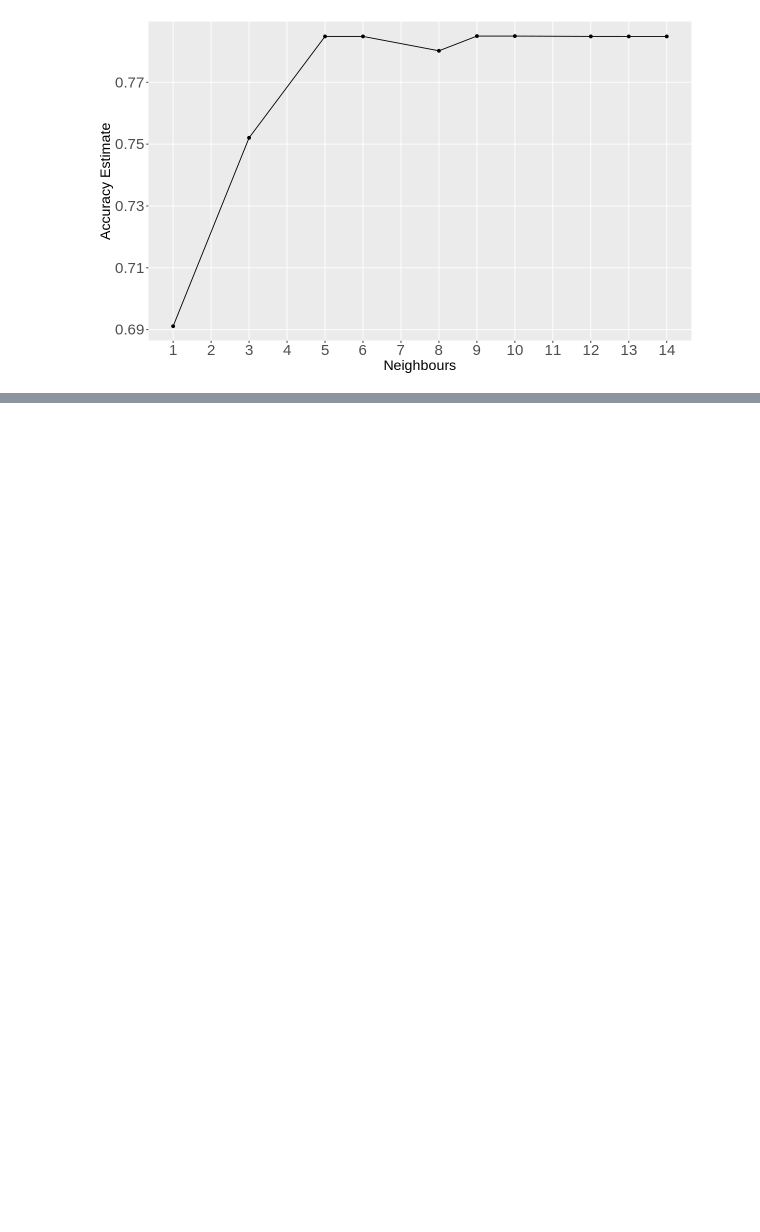
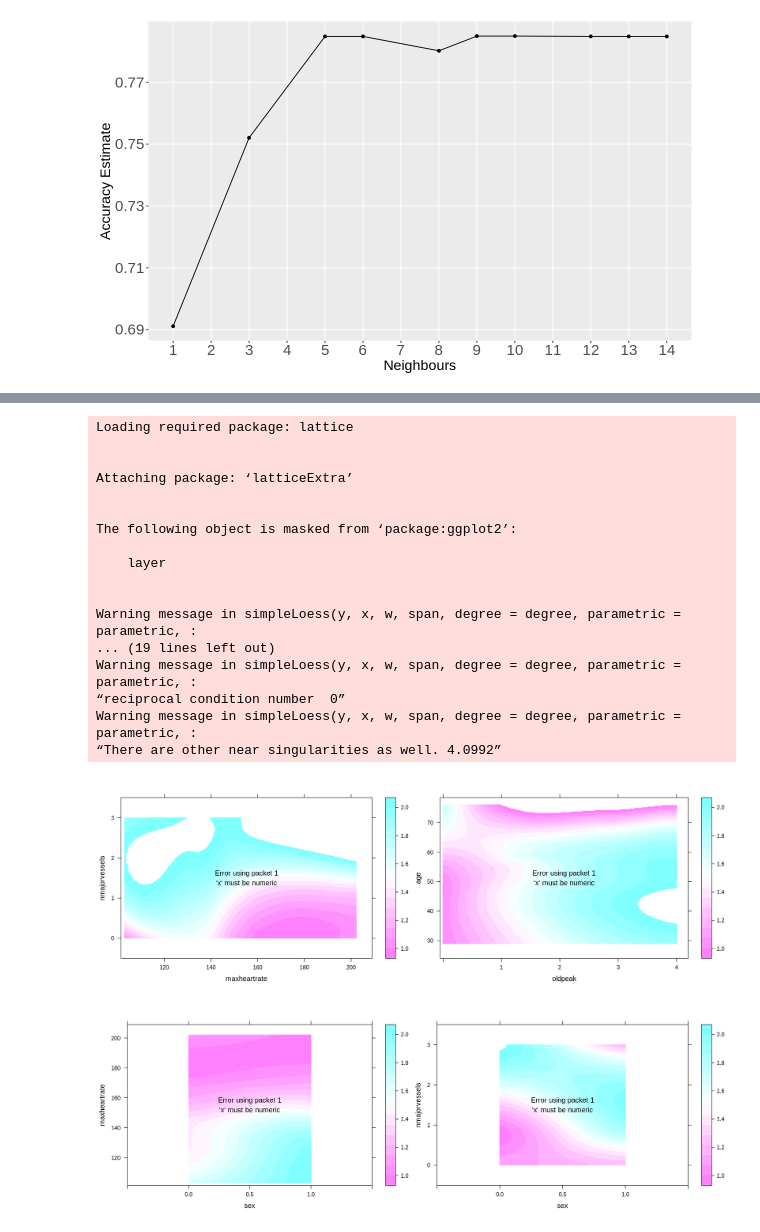
Before and after one commit to laurent-mt/dsci100project, a Jupyter notebook: actualproject.ipynb, the cells around one changed output, grey strips where cells are left out. Drawn from its saved outputs; the diff is of its cells as text; code cells hidden in the pictures; blank space fills up the shorter version.

```diff
--- a/actualproject.ipynb
+++ b/actualproject.ipynb
@@ -221,0 +339,51 @@ trial_plot
+# %%
+#install.packages("latticeExtra")
+options(repr.plot.width = 15, repr.plot.height = 5)
+
+library(latticeExtra)
+
+mhr_vs_nmv <- levelplot(diagnosis ~ maxheartrate * nmajorvessels,
+                        correct_pred,
+                        panel = panel.levelplot.points, cex = 1.2)          +
+              layer_(panel.2dsmoother(..., n = 200))
+
+
+opk_vs_age <- levelplot(diagnosis ~ oldpeak * age,
+                        correct_pred,
+                        panel = panel.levelplot.points, cex = 1.2)          +
+              layer_(panel.2dsmoother(..., n = 200))
+
+
+sex_vs_mhr <- levelplot(diagnosis ~  sex * maxheartrate,
+                        correct_pred,
+                        panel = panel.levelplot.points, cex = 1.2)          +
+              layer_(panel.2dsmoother(..., n = 200))
+
+
+sex_vs_nmj <- levelplot(diagnosis ~ sex * nmajorvessels,
+                        correct_pred,
+                        panel = panel.levelplot.points, cex = 1.2)          +
+              layer_(panel.2dsmoother(..., n = 200))
+
+plot_grid(mhr_vs_nmv, opk_vs_age, ncol = 2)
+plot_grid(sex_vs_mhr, sex_vs_nmj, ncol = 2)
+# %% [output]
+Loading required package: lattice
+
+
+Attaching package: ‘latticeExtra’
+
+
+The following object is masked from ‘package:ggplot2’:
+
+    layer
+
+
+Warning message in simpleLoess(y, x, w, span, degree = degree, parametric = parametric, :
+... (19 lines left out)
+Warning message in simpleLoess(y, x, w, span, degree = degree, parametric = parametric, :
+“reciprocal condition number  0”
+Warning message in simpleLoess(y, x, w, span, degree = degree, parametric = parametric, :
+“There are other near singularities as well. 4.0992”
+[figure, added]
+[figure, added]
```
Also changed, not shown: parts of 7 cells of this notebook.
